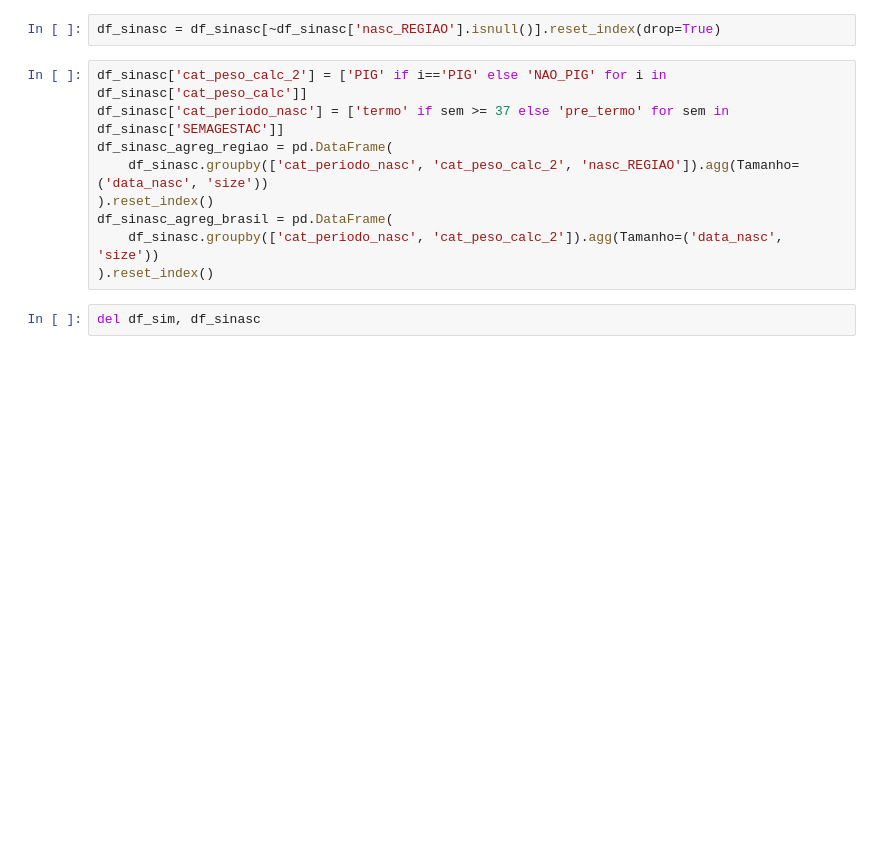
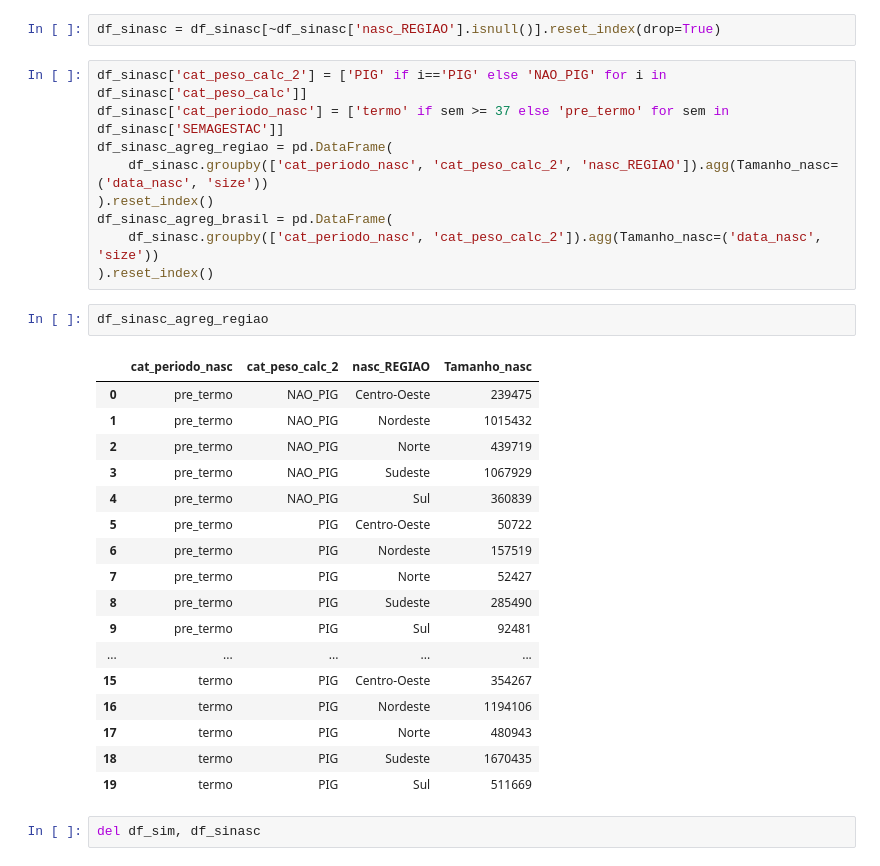
Before and after one commit to mtt89/rr_obito_fetal, a Jupyter notebook: prevalencia_regiao.ipynb, the cells around one changed output. Drawn from its saved outputs; the diff is of its cells as text; blank space fills up the shorter version.

```diff
--- a/prevalencia_regiao.ipynb
+++ b/prevalencia_regiao.ipynb
@@ -87,11 +108,31 @@ df_sinasc = df_sinasc[~df_sinasc['nasc_REGIAO'].isnull()].reset_index(drop=True)
 df_sinasc['cat_peso_calc_2'] = ['PIG' if i=='PIG' else 'NAO_PIG' for i in df_sinasc['cat_peso_calc']]
 df_sinasc['cat_periodo_nasc'] = ['termo' if sem >= 37 else 'pre_termo' for sem in df_sinasc['SEMAGESTAC']]
 df_sinasc_agreg_regiao = pd.DataFrame(
-    df_sinasc.groupby(['cat_periodo_nasc', 'cat_peso_calc_2', 'nasc_REGIAO']).agg(Tamanho=('data_nasc', 'size'))
+    df_sinasc.groupby(['cat_periodo_nasc', 'cat_peso_calc_2', 'nasc_REGIAO']).agg(Tamanho_nasc=('data_nasc', 'size'))
 ).reset_index()
 df_sinasc_agreg_brasil = pd.DataFrame(
-    df_sinasc.groupby(['cat_periodo_nasc', 'cat_peso_calc_2']).agg(Tamanho=('data_nasc', 'size'))
+    df_sinasc.groupby(['cat_periodo_nasc', 'cat_peso_calc_2']).agg(Tamanho_nasc=('data_nasc', 'size'))
 ).reset_index()
+# %%
+df_sinasc_agreg_regiao
+# %% [output]
+|  | cat_periodo_nasc | cat_peso_calc_2 | nasc_REGIAO | Tamanho_nasc |
+| 0 | pre_termo | NAO_PIG | Centro-Oeste | 239475 |
+| 1 | pre_termo | NAO_PIG | Nordeste | 1015432 |
+| 2 | pre_termo | NAO_PIG | Norte | 439719 |
+| 3 | pre_termo | NAO_PIG | Sudeste | 1067929 |
+| 4 | pre_termo | NAO_PIG | Sul | 360839 |
+| 5 | pre_termo | PIG | Centro-Oeste | 50722 |
+| 6 | pre_termo | PIG | Nordeste | 157519 |
+| 7 | pre_termo | PIG | Norte | 52427 |
+| 8 | pre_termo | PIG | Sudeste | 285490 |
+| 9 | pre_termo | PIG | Sul | 92481 |
+| ... | ... | ... | ... | ... |
+| 15 | termo | PIG | Centro-Oeste | 354267 |
+| 16 | termo | PIG | Nordeste | 1194106 |
+| 17 | termo | PIG | Norte | 480943 |
+| 18 | termo | PIG | Sudeste | 1670435 |
+| 19 | termo | PIG | Sul | 511669 |
 # %%
 del df_sim, df_sinasc
 # %%
```
Also changed, not shown: parts of 14 cells of this notebook.
